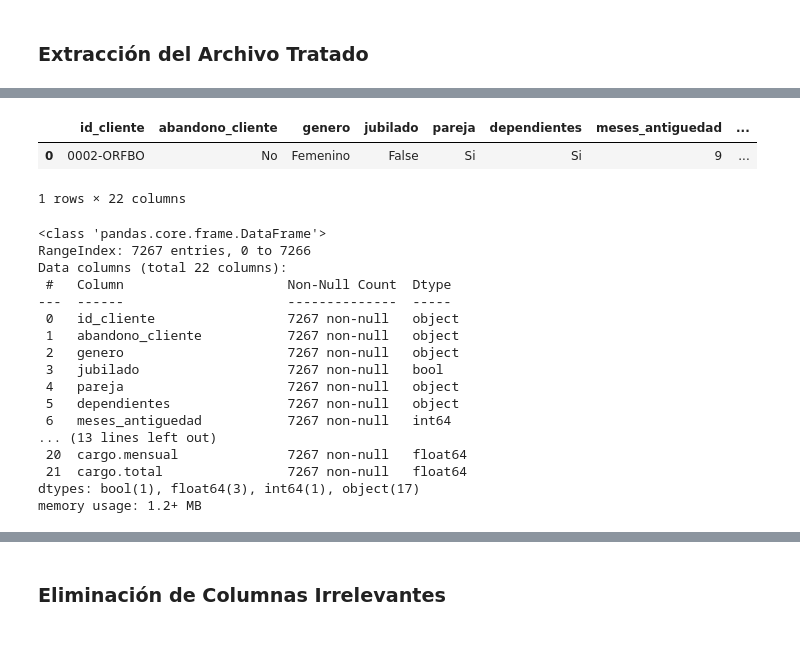
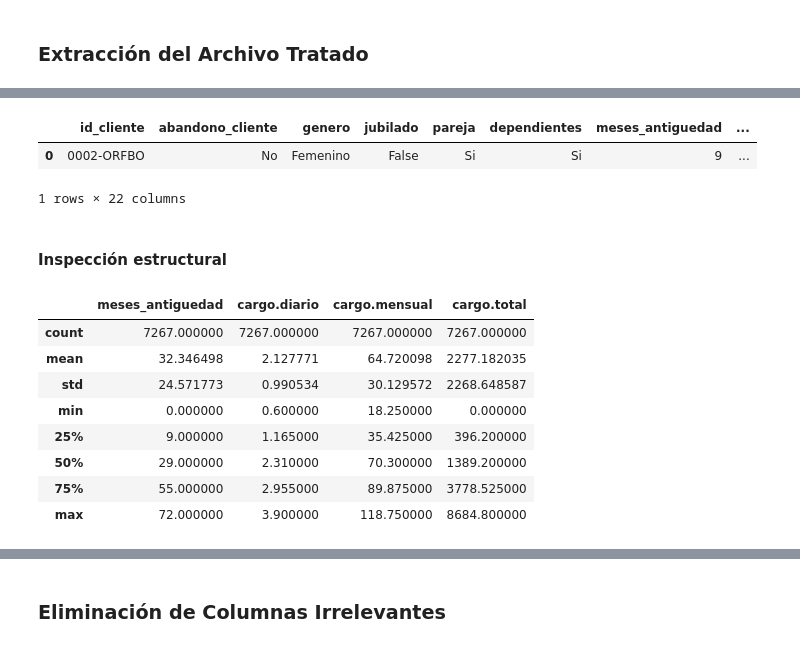
Before and after one commit to MigXDev/CS_Datos_I_DESAFIO_3, a Jupyter notebook: TelecomX_LATAM_2.ipynb, the cells around one changed output, grey strips where cells are left out. Drawn from its saved outputs; the diff is of its cells as text; code cells hidden in the pictures.

```diff
--- a/TelecomX_LATAM_2.ipynb
+++ b/TelecomX_LATAM_2.ipynb
@@ -87,26 +84,0 @@ Df_base = pd.read_csv(Datos, sep=';')
-# %%
-Df_base.head(1)
-# %% [output]
-|  | id_cliente | abandono_cliente | genero | jubilado | pareja | dependientes | meses_antiguedad | ... |
-| 0 | 0002-ORFBO | No | Femenino | False | Si | Si | 9 | ... |
-1 rows × 22 columns
-# %%
-Df_base.info()
-# %% [output]
-<class 'pandas.core.frame.DataFrame'>
-RangeIndex: 7267 entries, 0 to 7266
-Data columns (total 22 columns):
- #   Column                     Non-Null Count  Dtype
----  ------                     --------------  -----
- 0   id_cliente                 7267 non-null   object
- 1   abandono_cliente           7267 non-null   object
- 2   genero                     7267 non-null   object
- 3   jubilado                   7267 non-null   bool
- 4   pareja                     7267 non-null   object
- 5   dependientes               7267 non-null   object
- 6   meses_antiguedad           7267 non-null   int64
-... (13 lines left out)
- 20  cargo.mensual              7267 non-null   float64
- 21  cargo.total                7267 non-null   float64
-dtypes: bool(1), float64(3), int64(1), object(17)
-memory usage: 1.2+ MB
@@ -112,0 +88,22 @@ memory usage: 1.2+ MB
+# %%
+# Visualizamos las primera fila
+Df_base.head(1)
+# %% [output]
+|  | id_cliente | abandono_cliente | genero | jubilado | pareja | dependientes | meses_antiguedad | ... |
+| 0 | 0002-ORFBO | No | Femenino | False | Si | Si | 9 | ... |
+1 rows × 22 columns
+# %% [markdown]
+#### Inspección estructural
+# %%
+# Exploramos descripción estadística de variables numéricas
+Df_base.describe()
+# %% [output]
+|  | meses_antiguedad | cargo.diario | cargo.mensual | cargo.total |
+| count | 7267.000000 | 7267.000000 | 7267.000000 | 7267.000000 |
+| mean | 32.346498 | 2.127771 | 64.720098 | 2277.182035 |
+| std | 24.571773 | 0.990534 | 30.129572 | 2268.648587 |
+| min | 0.000000 | 0.600000 | 18.250000 | 0.000000 |
+| 25% | 9.000000 | 1.165000 | 35.425000 | 396.200000 |
+| 50% | 29.000000 | 2.310000 | 70.300000 | 1389.200000 |
+| 75% | 55.000000 | 2.955000 | 89.875000 | 3778.525000 |
+| max | 72.000000 | 3.900000 | 118.750000 | 8684.800000 |
```
Also changed, not shown: parts of 49 cells of this notebook.
